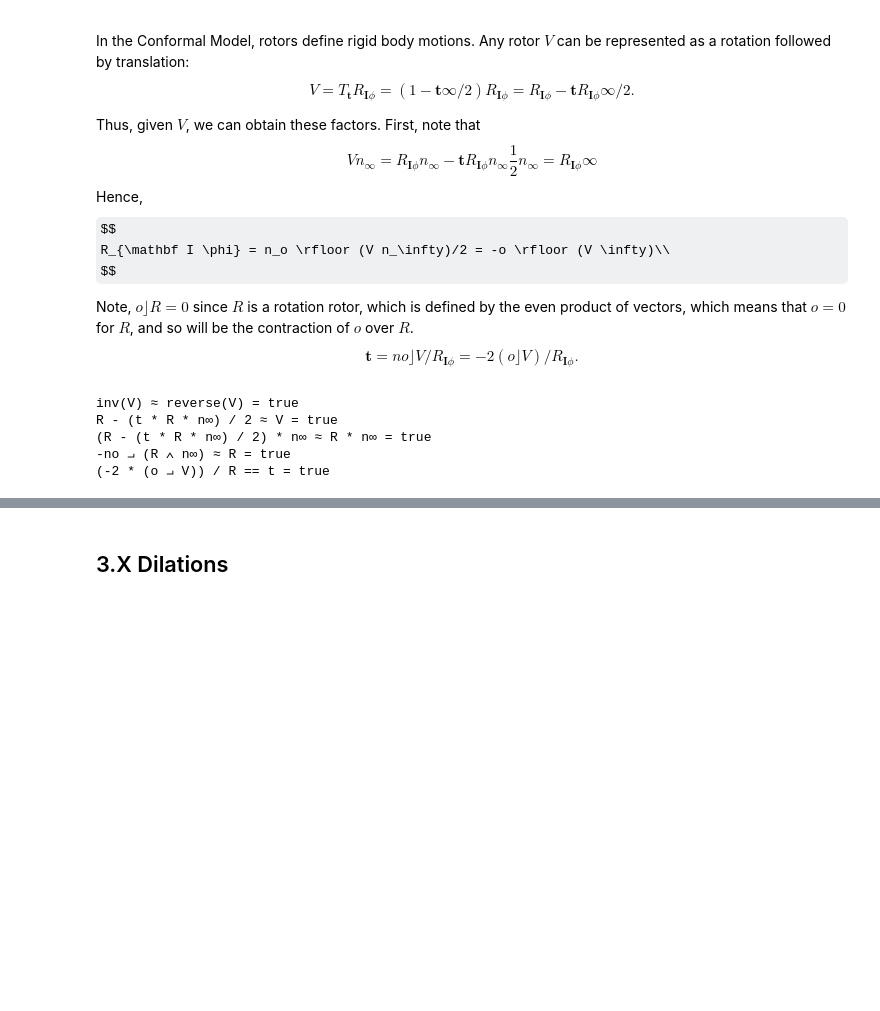
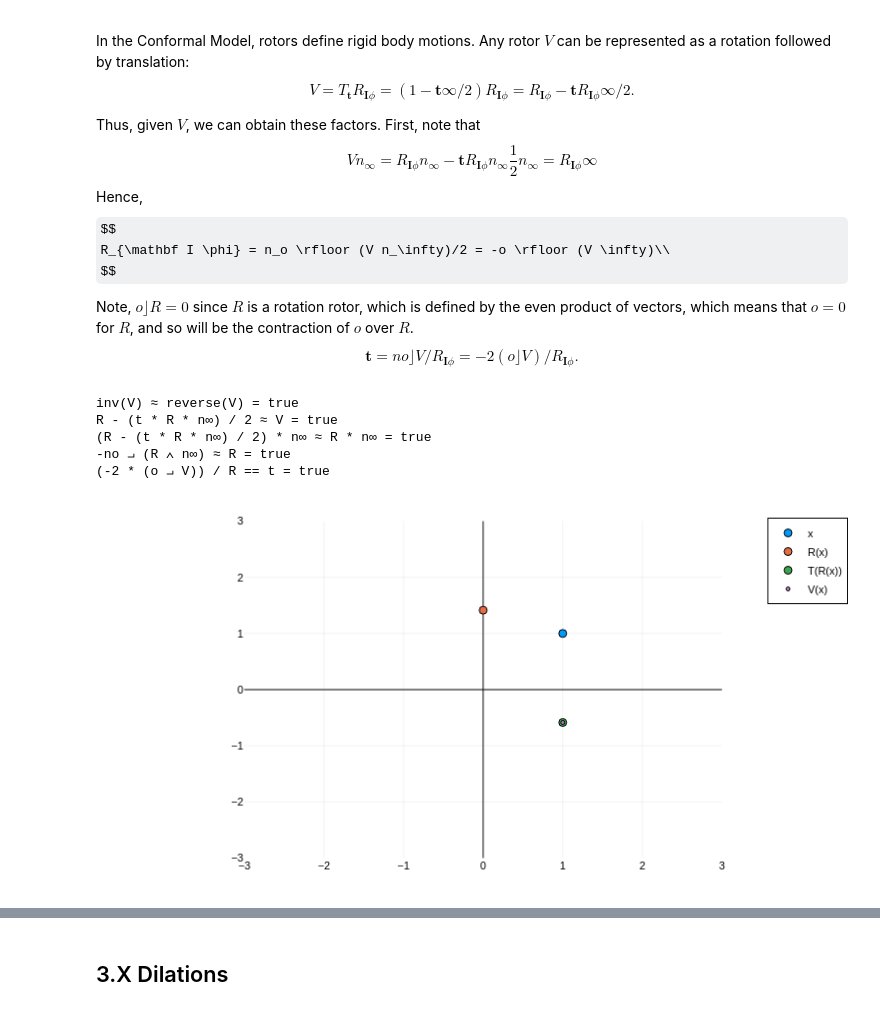
Before and after one commit to davibarreira/Julia_Tutorials, a Jupyter notebook: GeometricAlgebra/4 - Conformal Geometric Algebra.ipynb, the cells around one changed output, grey strips where cells are left out. Saved outputs shown, nothing was run; the diff lists cells and outputs as text; code cells hidden in the pictures; some formulas as TeX source; blank space fills up the shorter version.

```diff
--- a/GeometricAlgebra/4 - Conformal Geometric Algebra.ipynb
+++ b/GeometricAlgebra/4 - Conformal Geometric Algebra.ipynb
@@ -640,3 +649,17 @@ R - (t * R * n∞) / 2 ≈ V = true
 (R - (t * R * n∞) / 2) * n∞ ≈ R * n∞ = true
 -no ⨼ (R ∧ n∞) ≈ R = true
 (-2 * (o ⨼ V)) / R == t = true
+# %%
+x = F(cl.e1 + cl.e2)
+Rx= R*x*reverse(R)
+Tx= Tt*Rx*reverse(Tt)
+Vx= V*x*reverse(V)
+
+scatter([x.e1],[x.e2],xlims=(-3,3),ylims=(-3,3), aspect_ratio=1,label="x")
+
+scatter!([Rx.e1],[Rx.e2],xlims=(-3,3),ylims=(-3,3), aspect_ratio=1,label="R(x)")
+scatter!([Tx.e1],[Tx.e2],xlims=(-3,3),ylims=(-3,3), aspect_ratio=1,label="T(R(x))",
+    framestyle=:zerolines)
+scatter!([Vx.e1],[Vx.e2],xlims=(-3,3),ylims=(-3,3), aspect_ratio=1,label="V(x)",markersize=2)
+# %% [output]
+[figure, new version]
```
Also changed, not shown: parts of 17 cells of this notebook.
